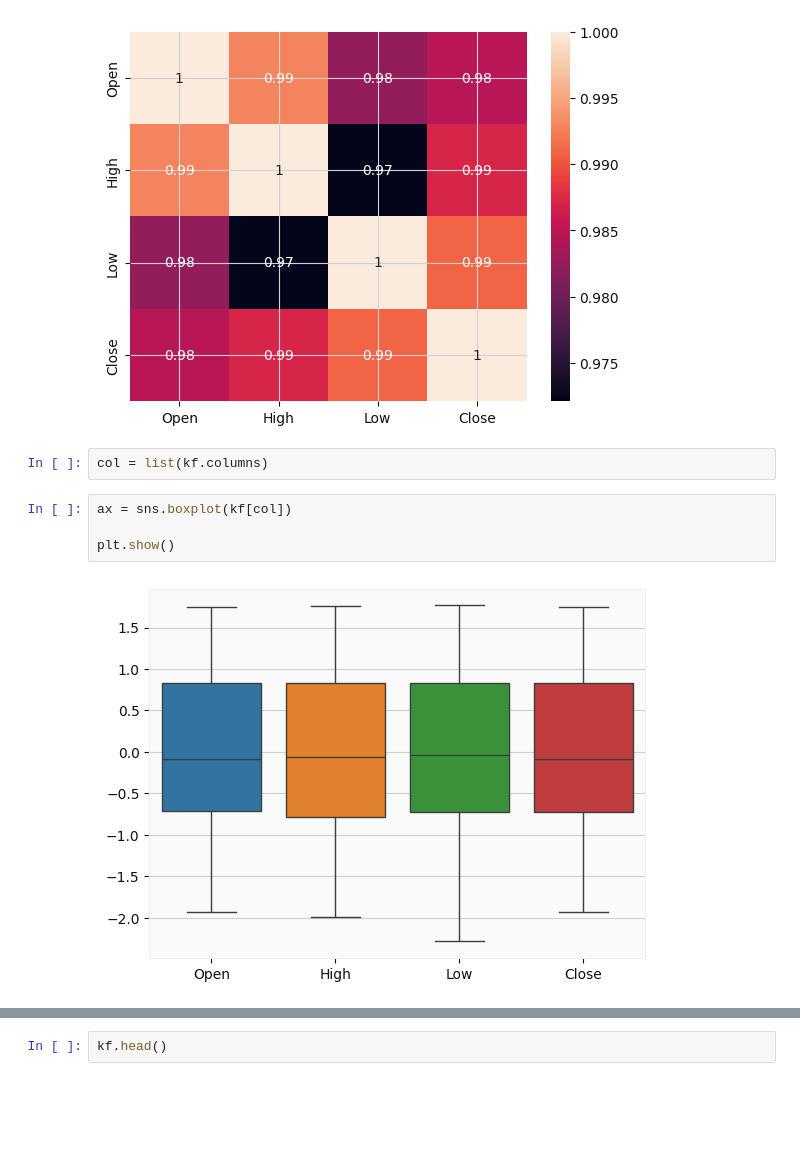
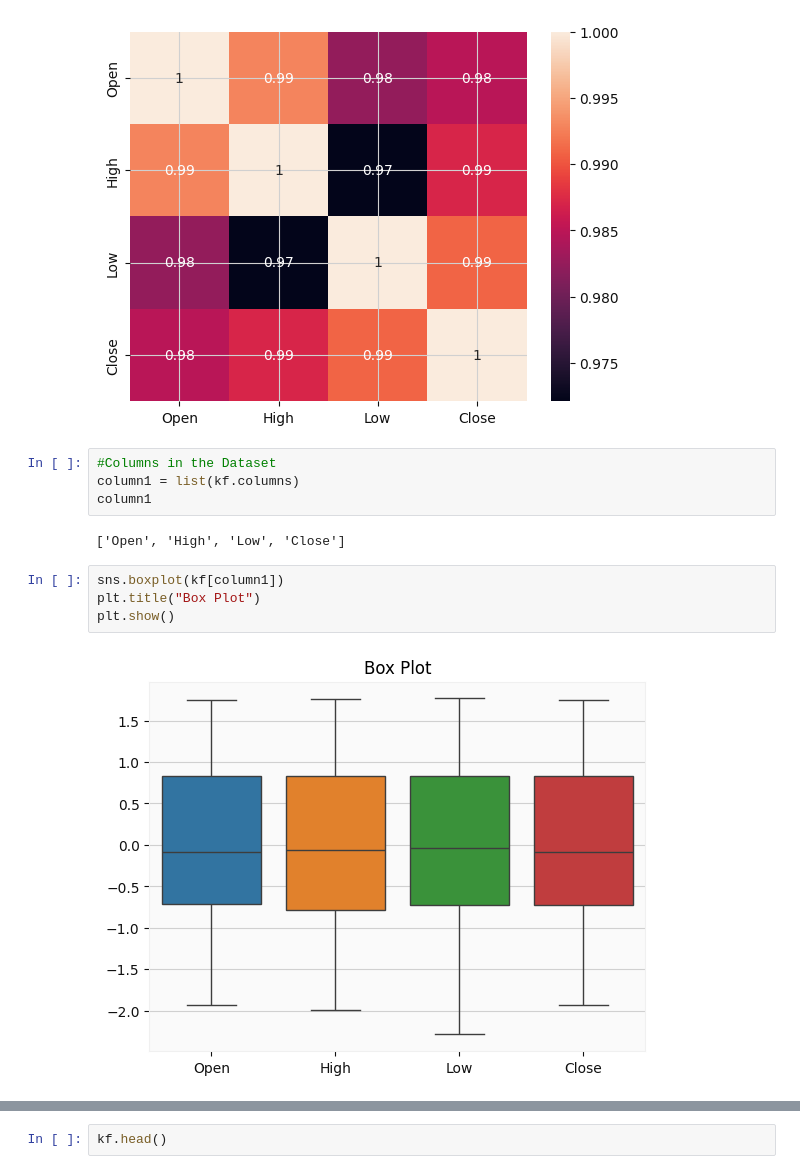
Before and after one commit to Umesh2851997/Yes-bank-stock-closing-price-prediction, a Jupyter notebook: Yes_Bank_Closing_Stock_Price_Prediction.ipynb, the cells around one changed output, grey strips where cells are left out. Cells and saved outputs as stored; diff of their text form; blank space fills up the shorter version.

```diff
--- a/Yes_Bank_Closing_Stock_Price_Prediction.ipynb
+++ b/Yes_Bank_Closing_Stock_Price_Prediction.ipynb
@@ -330,13 +365,17 @@ sns.heatmap(kf.corr(),annot=True)
 # %% [output]
 <Axes: >
 [figure]
-# %%
-col = list(kf.columns)
+# %%
+#Columns in the Dataset
+column1 = list(kf.columns)
+column1
+# %% [output]
+['Open', 'High', 'Low', 'Close']
 # %%
-ax = sns.boxplot(kf[col])
-
+sns.boxplot(kf[column1])
+plt.title("Box Plot")
 plt.show()
 # %% [output]
-[figure, old version]
+[figure, new version]
 # %%
 #Pair Plot
```
Also changed, not shown: parts of 72 cells of this notebook.
